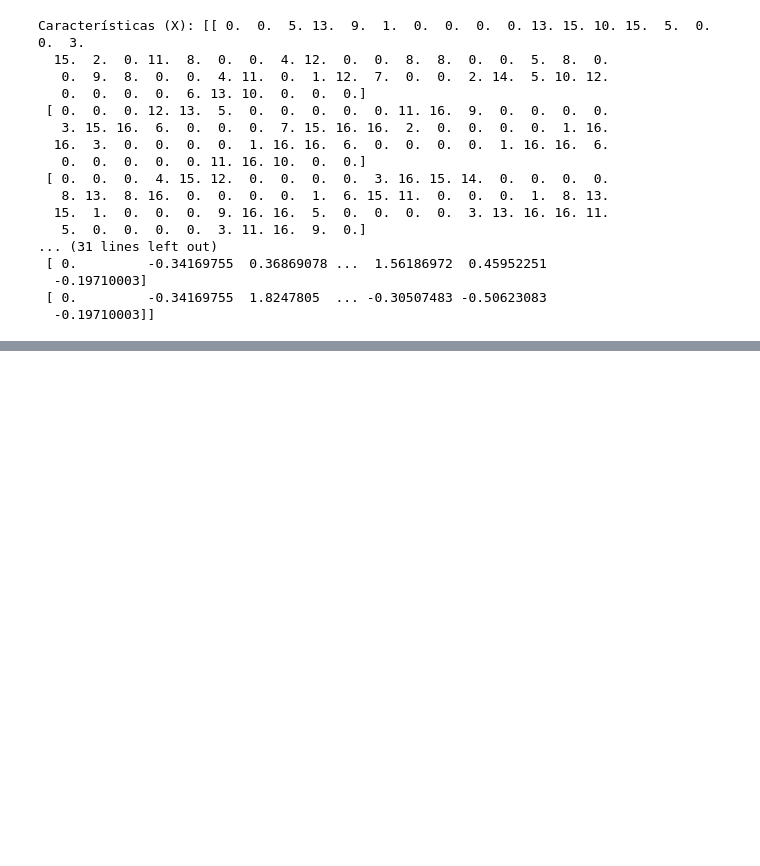
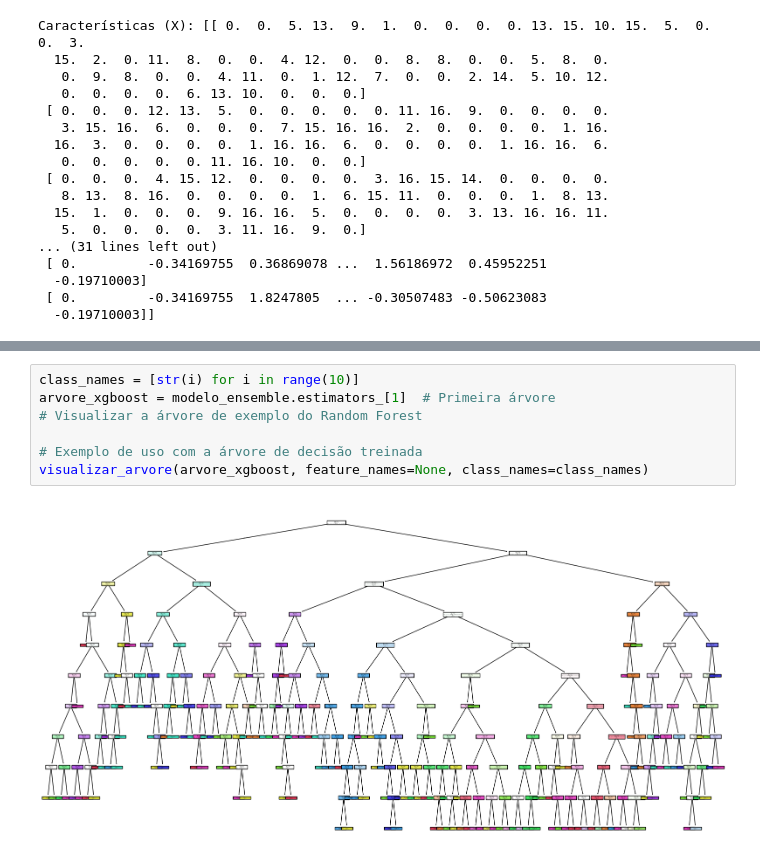
Before and after one commit to joseadrianpatinozorz/mba-deeplearning-iad-006-2024-public, a Jupyter notebook: notebooks/começar_por_aqui.ipynb, the cells around one changed output, grey strips where cells are left out. Drawn from its saved outputs; the diff is of its cells as text; blank space fills up the shorter version.

```diff
--- a/notebooks/começar_por_aqui.ipynb
+++ b/notebooks/começar_por_aqui.ipynb
@@ -533,0 +676,9 @@ FileNotFoundError: [Errno 2] No such file or directory: '../model/modelo_Decisio
+# %%
+class_names = [str(i) for i in range(10)]
+arvore_xgboost = modelo_ensemble.estimators_[1]  # Primeira árvore
+# Visualizar a árvore de exemplo do Random Forest
+
+# Exemplo de uso com a árvore de decisão treinada
+visualizar_arvore(arvore_xgboost, feature_names=None, class_names=class_names)
+# %% [output]
+[figure, added]
```
Also changed, not shown: parts of 16 cells of this notebook, 4 other files.
